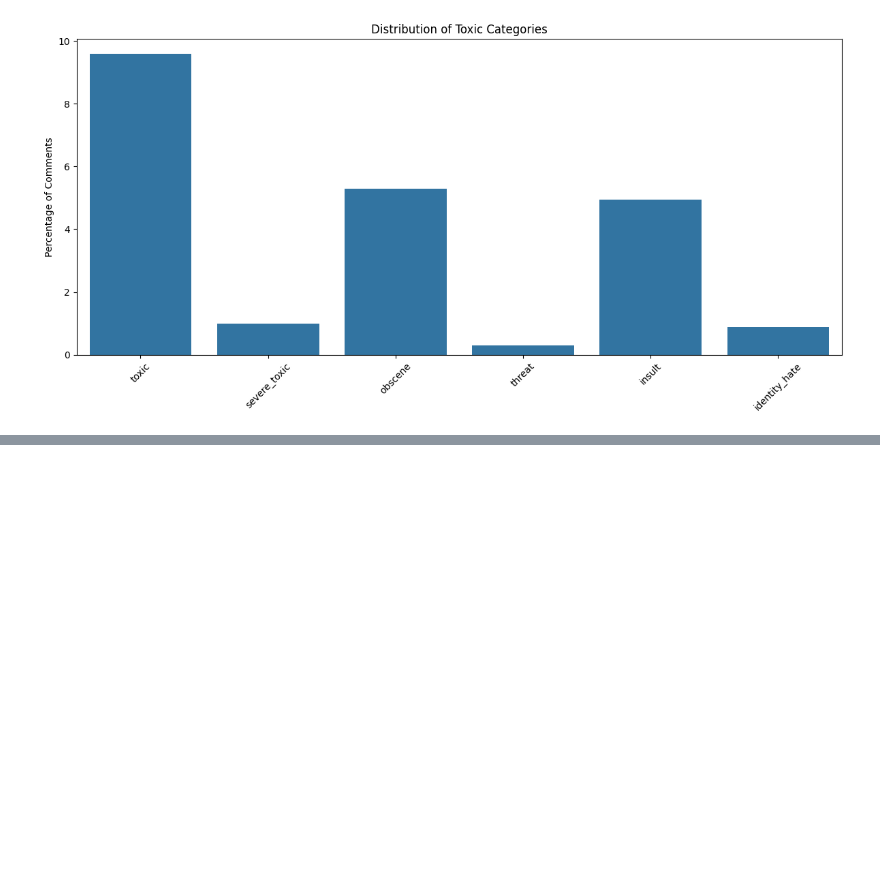
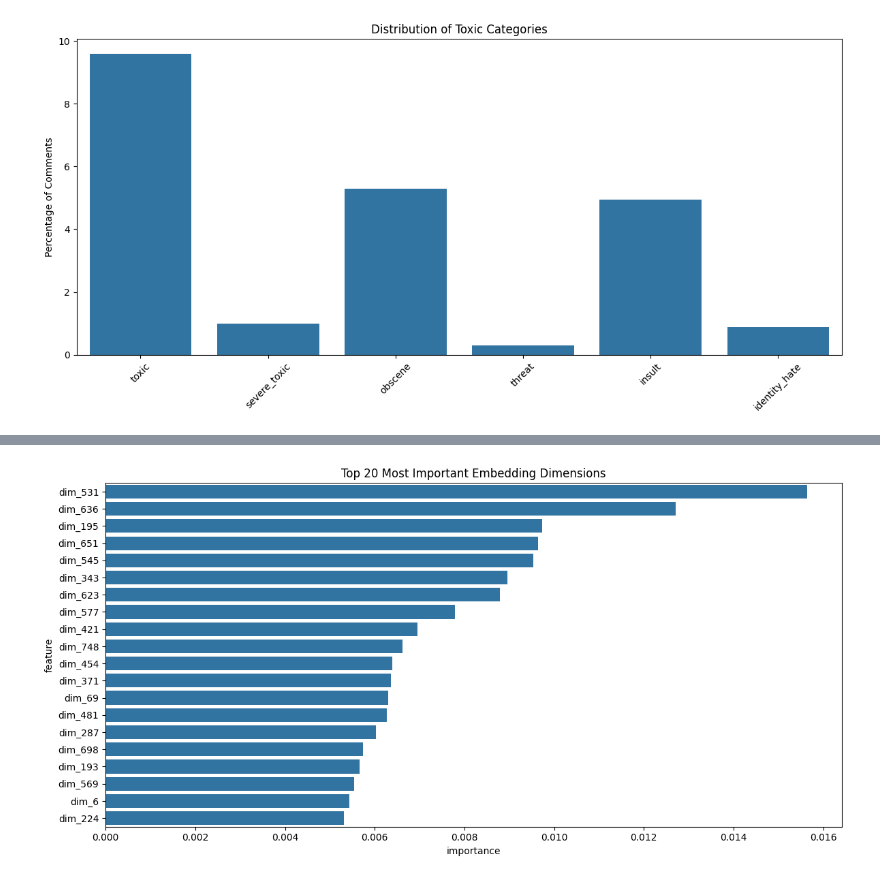
Before and after one commit to vladi2703/toxic-comment-classification, a Jupyter notebook: toxic-comments-classification.ipynb, the cells around one changed output, grey strips where cells are left out. Saved outputs shown, nothing was run; the diff lists cells and outputs as text; code cells hidden in the pictures; blank space fills up the shorter version.

```diff
--- a/toxic-comments-classification.ipynb
+++ b/toxic-comments-classification.ipynb
@@ -475,0 +1581,17 @@ plt.show()
+# %%
+import numpy as np
+from sklearn.decomposition import PCA
+from sklearn.manifold import TSNE
+
+# Analyze embeddings distribution between toxic and non-toxic comments
+toxic_mask = train.head(4000)['toxic'] == 1
+toxic_embeddings = train_embeddings[toxic_mask]
+non_toxic_embeddings = train_embeddings[~toxic_mask]
+
+print("Embeddings shape:", train_embeddings.shape)
+print("Toxic examples:", len(toxic_embeddings))
+print("Non-toxic examples:", len(non_toxic_embeddings))
+
+# Reduce dimensionality for visualization
+pca = PCA(n_components=2)
+embeddings_2d = pca.fit_transform(train_embeddings)
@@ -475,0 +1625,79 @@ plt.show()
+# %%
+from sklearn.ensemble import RandomForestClassifier
+from sklearn.metrics import classification_report
+import matplotlib.pyplot as plt
+import seaborn as sns
+
+# 1. First, let's use a Random Forest to get feature importance
+rf_classifier = RandomForestClassifier(n_estimators=100, random_state=42)
+rf_classifier.fit(train_embeddings, train.head(4000)['toxic'])
+
+# Get feature importances
+importances = rf_classifier.feature_importances_
+feature_importance = pd.DataFrame({
+    'feature': [f'dim_{i}' for i in range(len(importances))],
+    'importance': importances
+})
+
+# Sort and plot top 20 most important features
+plt.figure(figsize=(12, 6))
+top_features = feature_importance.nlargest(20, 'importance')
+sns.barplot(data=top_features, x='importance', y='feature')
+plt.title('Top 20 Most Important Embedding Dimensions')
+plt.tight_layout()
+plt.show()
+
+# 2. Let's analyze the correlation between embeddings and toxicity
+correlations = []
+toxic_labels = train.head(4000)['toxic'].values
+
+for i in range(train_embeddings.shape[1]):
+    correlation = np.corrcoef(train_embeddings[:, i], toxic_labels)[0, 1]
+    correlations.append(correlation)
+
+# Plot correlation distribution
+plt.figure(figsize=(12, 6))
+plt.hist(correlations, bins=50)
+plt.title('Distribution of Correlations between Embeddings and Toxicity')
+plt.xlabel('Correlation Coefficient')
+plt.ylabel('Count')
+plt.show()
+
+# 3. Let's examine differences between toxic and non-toxic comments
+def analyze_embedding_differences():
+    toxic_mean = np.mean(toxic_embeddings, axis=0)
+    non_toxic_mean = np.mean(non_toxic_embeddings, axis=0)
+
+    # Calculate absolute differences
+    differences = np.abs(toxic_mean - non_toxic_mean)
+
+    # Get top dimensions with biggest differences
+    top_dims = np.argsort(differences)[-10:]
+
+    return pd.DataFrame({
+        'dimension': top_dims,
+        'difference': differences[top_dims]
+    })
+
+diff_df = analyze_embedding_differences()
+print("\nTop dimensions with largest differences between toxic and non-toxic comments:")
+print(diff_df)
+
+# 4. Visualize the separation between toxic and non-toxic comments
+from sklearn.manifold import TSNE
+
+# Reduce dimensionality for visualization
+tsne = TSNE(n_components=2, random_state=42)
+embeddings_2d = tsne.fit_transform(train_embeddings)
+
+# Create visualization
+plt.figure(figsize=(10, 8))
+plt.scatter(embeddings_2d[~toxic_mask, 0], embeddings_2d[~toxic_mask, 1],
+           alpha=0.5, label='Non-toxic', c='blue')
+plt.scatter(embeddings_2d[toxic_mask, 0], embeddings_2d[toxic_mask, 1],
+           alpha=0.5, label='Toxic', c='red')
+plt.title('t-SNE Visualization of Comment Embeddings')
+plt.legend()
+plt.show()
+# %% [output]
+[figure, added]
```
Also changed, not shown: parts of 36 cells of this notebook, 1 other file.
